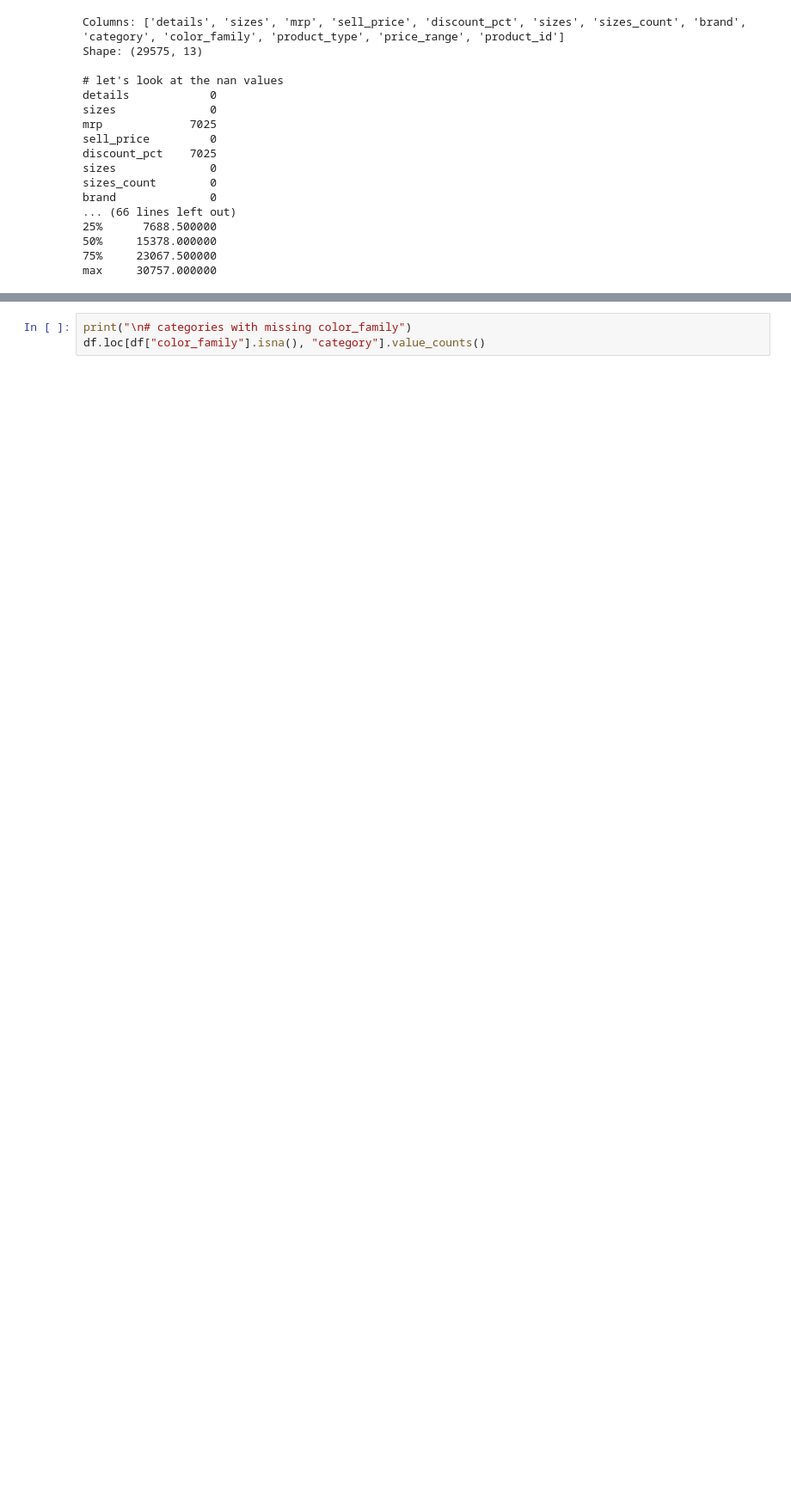
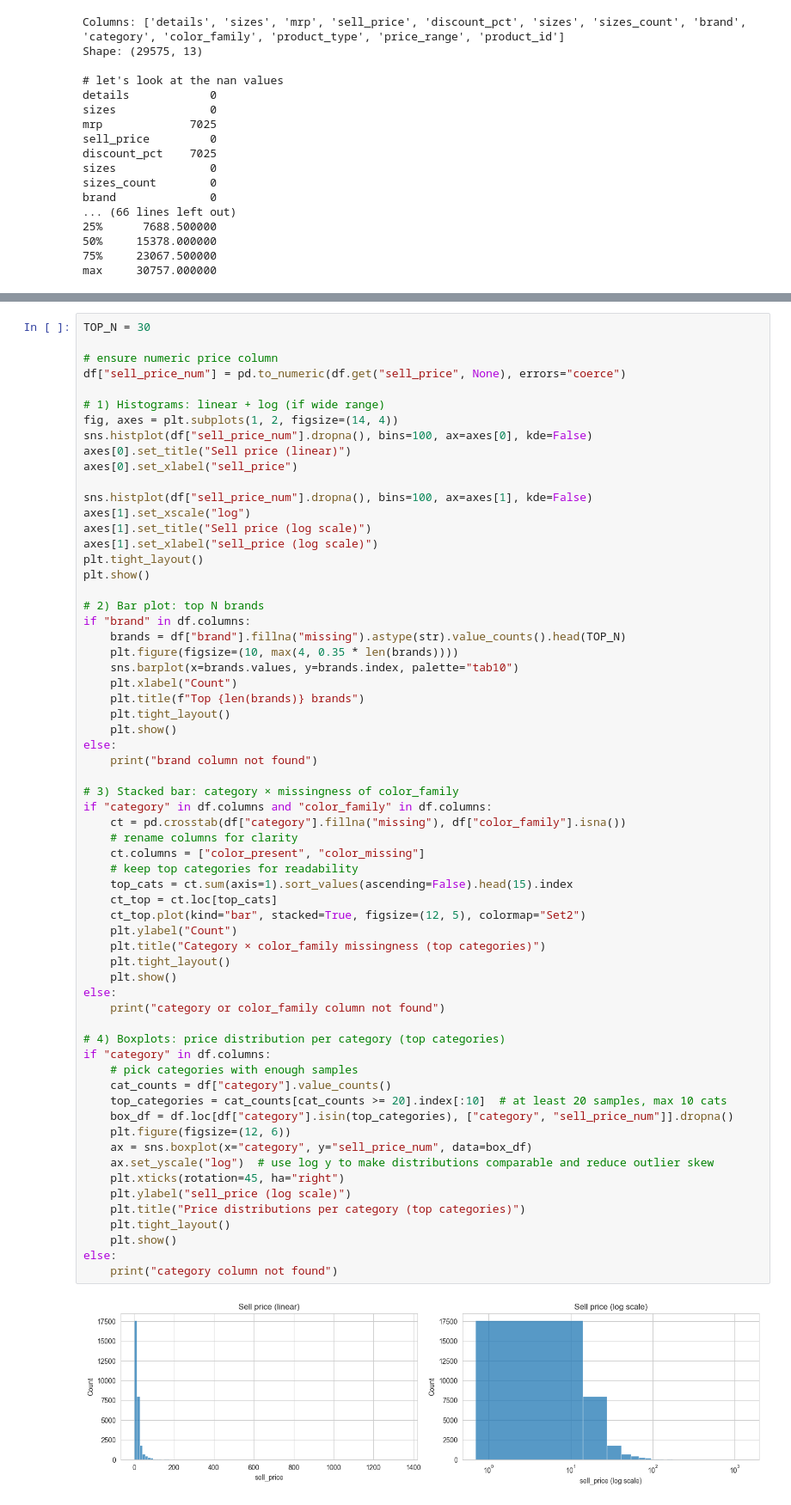
Before and after one commit to XeniaSkotti/shopping-assistant, a Jupyter notebook: notebooks/eda.ipynb, the cells around one changed output, grey strips where cells are left out. Shown at 86% size. Saved outputs shown, nothing was run; the diff lists cells and outputs as text; blank space fills up the shorter version.

```diff
--- a/notebooks/eda.ipynb
+++ b/notebooks/eda.ipynb
@@ -89,4 +90,65 @@ Passing `palette` without assigning `hue` is deprecated and will be removed in v
 # %%
-print("\n# categories with missing color_family")
-df.loc[df["color_family"].isna(), "category"].value_counts()
+TOP_N = 30
+
+# ensure numeric price column
+df["sell_price_num"] = pd.to_numeric(df.get("sell_price", None), errors="coerce")
+
+# 1) Histograms: linear + log (if wide range)
+fig, axes = plt.subplots(1, 2, figsize=(14, 4))
+sns.histplot(df["sell_price_num"].dropna(), bins=100, ax=axes[0], kde=False)
+axes[0].set_title("Sell price (linear)")
+axes[0].set_xlabel("sell_price")
+
+sns.histplot(df["sell_price_num"].dropna(), bins=100, ax=axes[1], kde=False)
+axes[1].set_xscale("log")
+axes[1].set_title("Sell price (log scale)")
+axes[1].set_xlabel("sell_price (log scale)")
+plt.tight_layout()
+plt.show()
+
+# 2) Bar plot: top N brands
+if "brand" in df.columns:
+    brands = df["brand"].fillna("missing").astype(str).value_counts().head(TOP_N)
+    plt.figure(figsize=(10, max(4, 0.35 * len(brands))))
+    sns.barplot(x=brands.values, y=brands.index, palette="tab10")
+    plt.xlabel("Count")
+    plt.title(f"Top {len(brands)} brands")
+    plt.tight_layout()
+    plt.show()
+else:
+    print("brand column not found")
+
+# 3) Stacked bar: category × missingness of color_family
+if "category" in df.columns and "color_family" in df.columns:
+    ct = pd.crosstab(df["category"].fillna("missing"), df["color_family"].isna())
+    # rename columns for clarity
+    ct.columns = ["color_present", "color_missing"]
+    # keep top categories for readability
+    top_cats = ct.sum(axis=1).sort_values(ascending=False).head(15).index
+    ct_top = ct.loc[top_cats]
+    ct_top.plot(kind="bar", stacked=True, figsize=(12, 5), colormap="Set2")
+    plt.ylabel("Count")
+    plt.title("Category × color_family missingness (top categories)")
+    plt.tight_layout()
+    plt.show()
+else:
+    print("category or color_family column not found")
+
+# 4) Boxplots: price distribution per category (top categories)
+if "category" in df.columns:
+    # pick categories with enough samples
+    cat_counts = df["category"].value_counts()
+    top_categories = cat_counts[cat_counts >= 20].index[:10]  # at least 20 samples, max 10 cats
+    box_df = df.loc[df["category"].isin(top_categories), ["category", "sell_price_num"]].dropna()
+    plt.figure(figsize=(12, 6))
+    ax = sns.boxplot(x="category", y="sell_price_num", data=box_df)
+    ax.set_yscale("log")  # use log y to make distributions comparable and reduce outlier skew
+    plt.xticks(rotation=45, ha="right")
+    plt.ylabel("sell_price (log scale)")
+    plt.title("Price distributions per category (top categories)")
+    plt.tight_layout()
+    plt.show()
+else:
+    print("category column not found")
 # %% [output]
+[figure, added]
```
Also changed, not shown: parts of 3 cells of this notebook.
